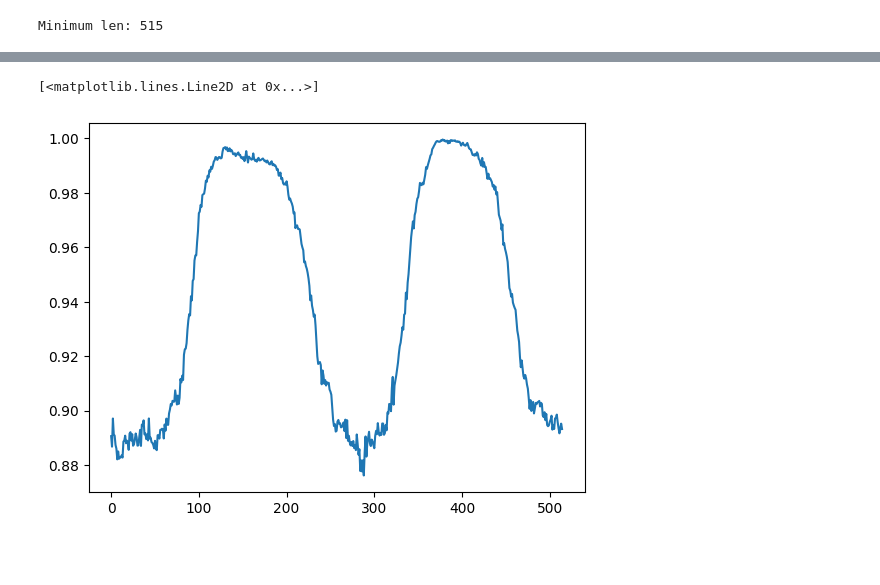
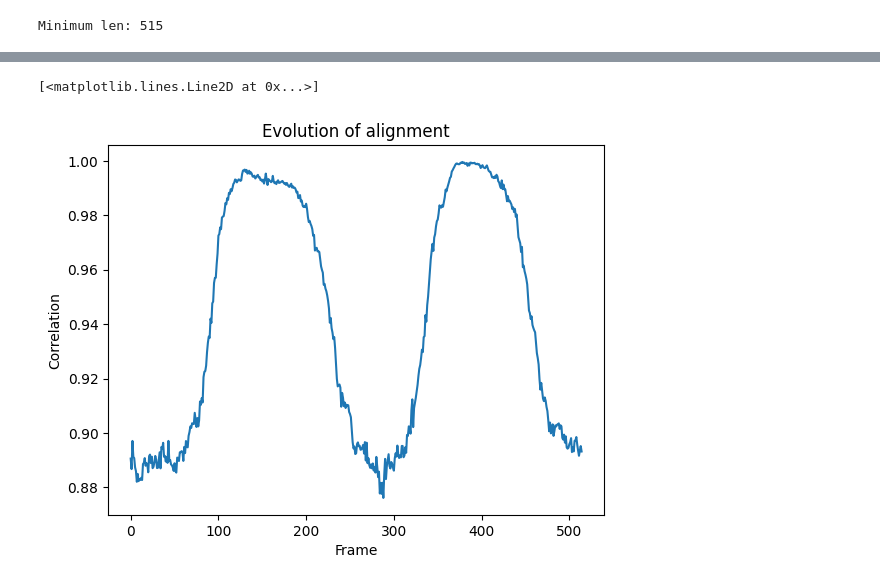
Before and after one commit to taryev/PhyEx-Cameras, a Jupyter notebook: Data Exploration/Exploration.ipynb, the cells around one changed output, grey strips where cells are left out. Cells and saved outputs as stored; diff of their text form; code cells hidden in the pictures; blank space fills up the shorter version.

```diff
--- a/Data Exploration/Exploration.ipynb
+++ b/Data Exploration/Exploration.ipynb
@@ -143,5 +123,8 @@ cors
-# %%
-plt.plot(cors)
-# %% [output]
-[<matplotlib.lines.Line2D at 0x...>]
-[figure, removed]
+# %%
+plt.title("Evolution of alignment")
+plt.xlabel("Frame")
+plt.ylabel("Correlation")
+plt.plot(cors)
+# %% [output]
+[<matplotlib.lines.Line2D at 0x...>]
+[figure, added]
```
Also changed, not shown: parts of 1 cell of this notebook.
